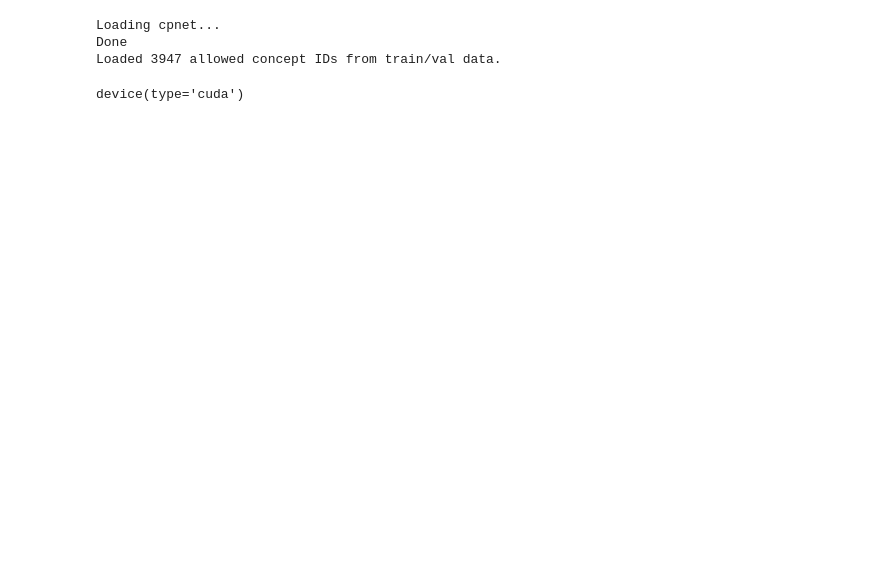
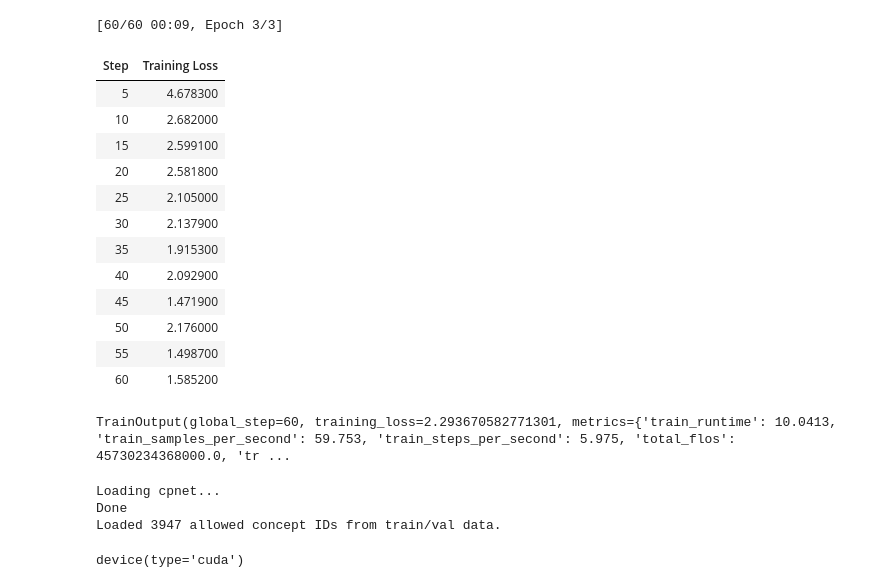
Before and after one commit to PenelopeKing/Efficient-Common-Sense-in-LLMs-via-Knowledge-Graph-Compression, a Jupyter notebook: testing_notebook_kg_uncompressed.ipynb, the cells around one changed output. Cells and saved outputs as stored; diff of their text form; code cells hidden in the pictures; blank space fills up the shorter version.

```diff
--- a/testing_notebook_kg_uncompressed.ipynb
+++ b/testing_notebook_kg_uncompressed.ipynb
@@ -0,0 +7,21 @@
+# %%
+DATA_PATH = "data/eg"
+source_path=f"{DATA_PATH}/train.source"
+target_path=f"{DATA_PATH}/train.target"
+model_name = "facebook/bart-base"
+output_dir = "KG_finetuned_out_no_comp"
+max_len = 128
+epochs = 3
+train_batch_size = 10
+num_points = 200
+# %%
+trainer = get_KG_trainer(
+    source_path=source_path,
+    target_path=target_path,
+    model_name=model_name,
+    output_dir=output_dir,
+    max_len=max_len,
+    epochs=epochs,
+    train_batch_size=train_batch_size,
+    num_points=10_000
+)
@@ -1,3 +34,21 @@
+# %%
+trainer.train()
+# %% [output]
+[60/60 00:09, Epoch 3/3]
+| Step | Training Loss |
+| 5 | 4.678300 |
+| 10 | 2.682000 |
+| 15 | 2.599100 |
+| 20 | 2.581800 |
+| 25 | 2.105000 |
+| 30 | 2.137900 |
+| 35 | 1.915300 |
+| 40 | 2.092900 |
+| 45 | 1.471900 |
+| 50 | 2.176000 |
+| 55 | 1.498700 |
+| 60 | 1.585200 |
+TrainOutput(global_step=60, training_loss=2.293670582771301, metrics={'train_runtime': 10.0413, 'train_samples_per_second': 59.753, 'train_steps_per_second': 5.975, 'total_flos': 45730234368000.0, 'tr ...
 # %%
 import torch
 from transformers import BartTokenizer, BartForConditionalGeneration
```
Also changed, not shown: parts of 9 cells of this notebook, 16 other files.
